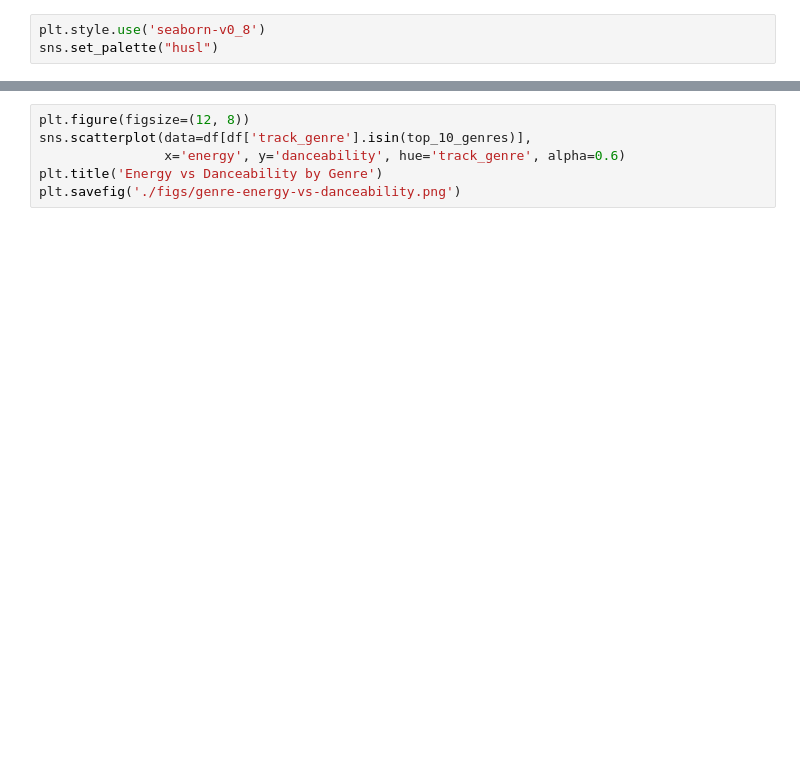
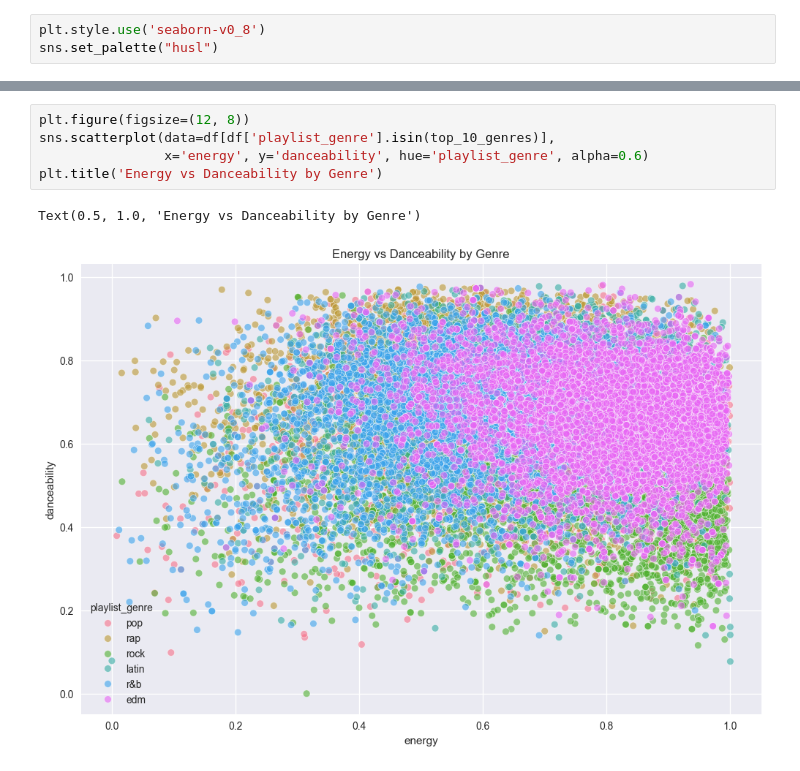
Before and after one commit to manjushettar/final, a Jupyter notebook: data_eng/data_analysis.ipynb, the cells around one changed output, grey strips where cells are left out. Cells and saved outputs as stored; diff of their text form; blank space fills up the shorter version.

```diff
--- a/data_eng/data_analysis.ipynb
+++ b/data_eng/data_analysis.ipynb
@@ -53,8 +83,10 @@ plt.savefig('./figs/song-pop-dist-by-genre.png')
 # %%
 plt.figure(figsize=(12, 8))
-sns.scatterplot(data=df[df['track_genre'].isin(top_10_genres)],
-                x='energy', y='danceability', hue='track_genre', alpha=0.6)
+sns.scatterplot(data=df[df['playlist_genre'].isin(top_10_genres)],
+                x='energy', y='danceability', hue='playlist_genre', alpha=0.6)
 plt.title('Energy vs Danceability by Genre')
-plt.savefig('./figs/genre-energy-vs-danceability.png')
+# %% [output]
+Text(0.5, 1.0, 'Energy vs Danceability by Genre')
+[figure, added]
 # %%
 plt.figure(figsize=(12, 6))
```
Also changed, not shown: parts of 12 cells of this notebook.
